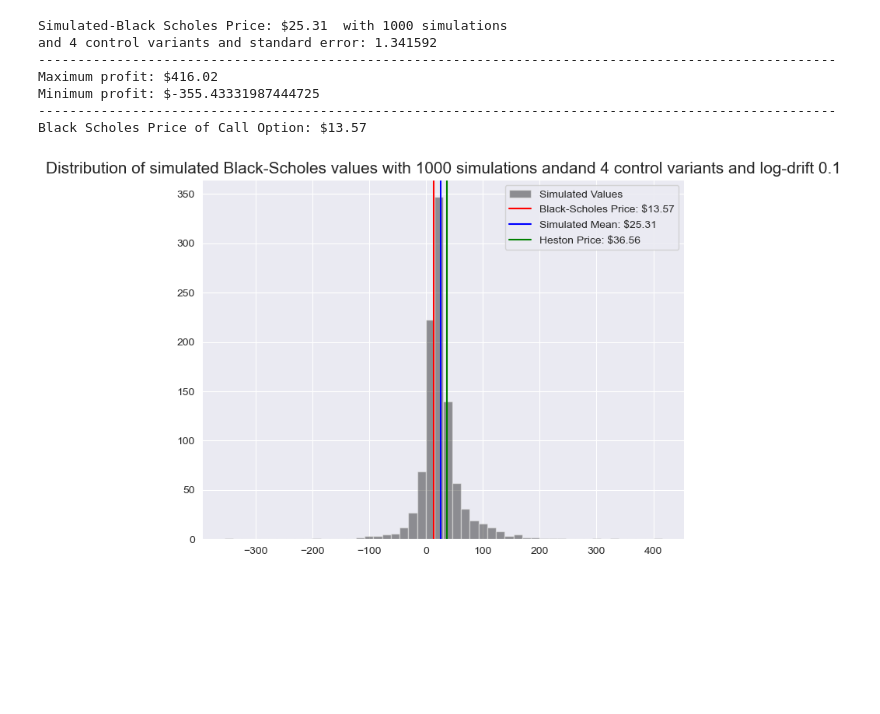
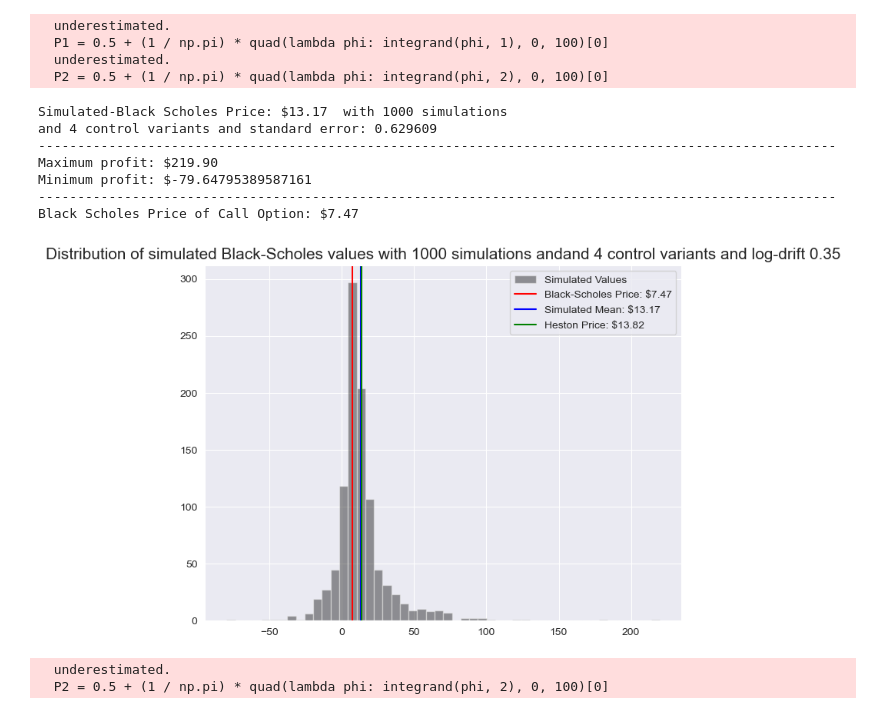
Before and after one commit to baner175/quant_finance_project, a Jupyter notebook: mini_project_4.ipynb, the cells around one changed output. Drawn from its saved outputs; the diff is of its cells as text; code cells hidden in the pictures; blank space fills up the shorter version.

```diff
--- a/mini_project_4.ipynb
+++ b/mini_project_4.ipynb
@@ -58,16 +71,16 @@ plt.show()
 # %%
 #Simulate call payouts discounted to time 0
-S0 = 100
+S0 = 35
 t = 1
 r = 0.039
-mu = .1
+mu = .35
 rho = -0.8
 n_sims = 1000
 n_steps = 4 # number of contorl variates
 n_hedges = n_steps
 phi = 1
-v0 = 0.4**2
-K = 110
+v0 = 0.5**2
+K = 35
 simulated_paths = stock_path_custom_sigma(S0, t, r, mu, phi, rho, v0, n_sims, n_steps)
 
 def objective(params, r):
@@ -106,21 +119,41 @@ result = minimize(
 )
 calibrated_params = result.x
 kappa_opt, theta_opt, xi_opt, rho_opt, v0_opt = calibrated_params # array([1.0e+01, 1.0e+00, 1.0e-04, 9.9e-01, 1.0e+00])
-hs_call = heston_call(S0 = 100, K = 110, v0 = v0_opt, r = 0.039, t = 1,
-                      kappa = kappa_opt, theta = theta_opt, xi = xi_opt, rho = rho_opt)
+# %% [output]
+  underestimated.
+  P1 = 0.5 + (1 / np.pi) * quad(lambda phi: integrand(phi, 1), 0, 100)[0]
+  underestimated.
+  P2 = 0.5 + (1 / np.pi) * quad(lambda phi: integrand(phi, 2), 0, 100)[0]
+# %%
+calibrated_params
+kappa_opt, theta_opt, xi_opt, rho_opt, v0_opt = calibrated_params # array([1.0e+01, 1.0e+00, 1.0e-04, 9.9e-01, 1.0e+00])
 # %%
+# #Simulate call payouts discounted to time 0
+# S0 = 100
+# t = 1
+# r = 0.039
+# mu = .1
+# rho = -0.8
+# n_sims = 1000
+# n_steps = 4 # number of contorl variates
+# n_hedges = n_steps
+# phi = 1
+# v0 = 0.4**2
+# K = 110
+# simulated_paths = stock_path_custom_sigma(S0, t, r, mu, phi, rho, v0, n_sims, n_steps)
+
 #Simulate call payouts discounted to time 0
-S0 = 100
+S0 = 35
 t = 1
 r = 0.039
-mu = .1
+mu = .35
 rho = -0.8
 n_sims = 1000
 n_steps = 4 # number of contorl variates
 n_hedges = n_steps
 phi = 1
-v0 = 0.4**2
-K = 110
+v0 = 0.5**2
+K = 35
 simulated_paths = stock_path_custom_sigma(S0, t, r, mu, phi, rho, v0, n_sims, n_steps)
 
 
@@ -143,52 +176,54 @@ for i in range(1,n_hedges):
     deltas = bs_call_delta(stock_start, K, sigma, tte, r)
     stock_profit = (stock_end - stock_start*np.exp(r*dt))*deltas*np.exp(-i*dt*r)
     stock_profits.append(stock_profit)
 
 total_stock_profit = np.sum(stock_profits, axis = 0)
 profits_hedged = call_payouts - total_stock_profit
 std_err = np.std(profits_hedged)/np.sqrt(n_sims)
 bs_price = bs_call(S0,K,sigma,t,r)
+hs_call = heston_call(S0 = S0, K = K, v0 = v0_opt, r = r, t = t,
+                      kappa = kappa_opt, theta = theta_opt, xi = xi_opt, rho = rho_opt)
 
 #Comparison of simulated value with Black-Scholes
 print(f'Simulated-Black Scholes Price: ${np.mean(profits_hedged):.2f}  with {n_sims} simulations \nand \
 {n_hedges} control variants and standard error: {std_err:.6f}')
 print('------'*17)
 print(f'Maximum profit: ${np.max(profits_hedged):.2f} \nMinimum profit: ${np.min(profits_hedged)}')
 print('------'*17)
 print(f'Black Scholes Price of Call Option: ${bs_price:.2f}')
 
 # Distribution of profits with delta hedging
 plt.figure(figsize = (8,6))
 plt.hist(profits_hedged, bins = 50, alpha = .4, color = 'black', label = 'Simulated Values')
 plt.axvline(bs_price, label = f'Black-Scholes Price: ${bs_price:.2f}', color = 'red')
 plt.axvline(np.mean(profits_hedged), label = f'Simulated Mean: ${np.mean(profits_hedged):.2f}', color = 'blue')
 plt.axvline(hs_call, label = f'Heston Price: ${hs_call:.2f}', color = 'green')
 plt.legend()
 plt.title(f'Distribution of simulated Black-Scholes values with {n_sims} simulations and\
 and {n_hedges} control variants and log-drift {mu}',size = 15)
 plt.show()
 # %% [output]
-Simulated-Black Scholes Price: $25.31  with 1000 simulations
-and 4 control variants and standard error: 1.341592
+Simulated-Black Scholes Price: $13.17  with 1000 simulations
+and 4 control variants and standard error: 0.629609
 ------------------------------------------------------------------------------------------------------
-Maximum profit: $416.02
-Minimum profit: $-355.43331987444725
+Maximum profit: $219.90
+Minimum profit: $-79.64795389587161
 ------------------------------------------------------------------------------------------------------
-Black Scholes Price of Call Option: $13.57
+Black Scholes Price of Call Option: $7.47
-[figure, old version]
+[figure, new version]
 # %%
 #Simulate call payouts discounted to time 0
-S0 = 100
+S0 = 35
 t = 1
 r = 0.039
-mu = .1
+mu = .35
 rho = -0.8
 n_sims = 1000
 n_steps = 12 # number of contorl variates
 n_hedges = n_steps
 phi = 1
-v0 = 0.4**2
-K = 110
+v0 = 0.5**2
+K = 35
 simulated_paths = stock_path_custom_sigma(S0, t, r, mu, phi, rho, v0, n_sims, n_steps)
 
 def objective(params, r):
@@ -227,6 +262,7 @@ result = minimize(
 )
 calibrated_params = result.x
 kappa_opt, theta_opt, xi_opt, rho_opt, v0_opt = calibrated_params # array([1.0e+01, 1.0e+00, 1.0e-04, 9.9e-01, 1.0e+00])
-hs_call = heston_call(S0 = 100, K = 110, v0 = v0_opt, r = 0.039, t = 1,
-                      kappa = kappa_opt, theta = theta_opt, xi = xi_opt, rho = rho_opt)
+# %% [output]
+  underestimated.
+  P2 = 0.5 + (1 / np.pi) * quad(lambda phi: integrand(phi, 2), 0, 100)[0]
 # %%
```
Also changed, not shown: parts of 7 cells of this notebook.
